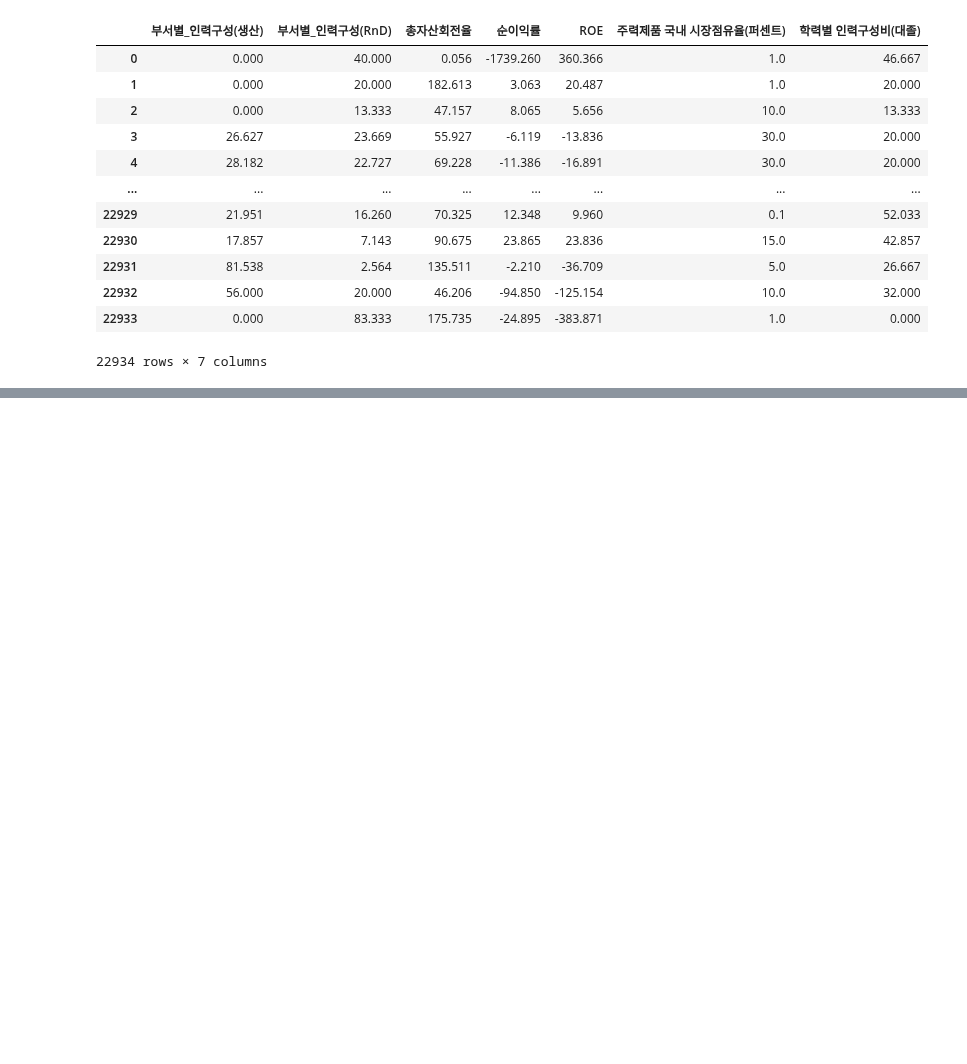
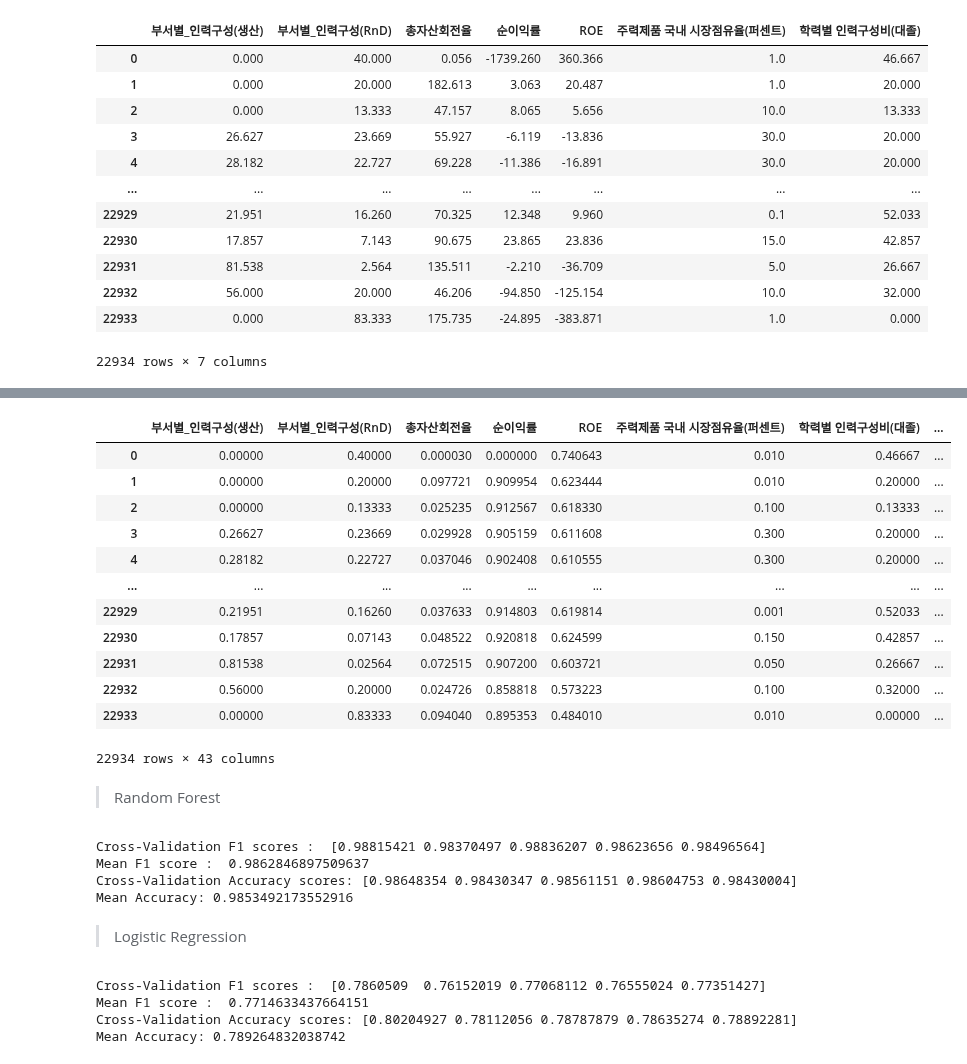
Before and after one commit to shoni0325/Project_1, a Jupyter notebook: code/After_FS.ipynb, the cells around one changed output, grey strips where cells are left out. Drawn from its saved outputs; the diff is of its cells as text; code cells hidden in the pictures; blank space fills up the shorter version.

```diff
--- a/code/After_FS.ipynb
+++ b/code/After_FS.ipynb
@@ -182,0 +241,43 @@ tran_df = df_resampled.iloc[:,0:7]
+# %%
+df  = pd.read_csv('../data/완성data/scaling_data.csv')
+df
+# %% [output]
+|  | 부서별_인력구성(생산) | 부서별_인력구성(RnD) | 총자산회전율 | 순이익률 | ROE | 주력제품 국내 시장점유율(퍼센트) | 학력별 인력구성비(대졸) | ... |
+| 0 | 0.00000 | 0.40000 | 0.000030 | 0.000000 | 0.740643 | 0.010 | 0.46667 | ... |
+| 1 | 0.00000 | 0.20000 | 0.097721 | 0.909954 | 0.623444 | 0.010 | 0.20000 | ... |
+| 2 | 0.00000 | 0.13333 | 0.025235 | 0.912567 | 0.618330 | 0.100 | 0.13333 | ... |
+| 3 | 0.26627 | 0.23669 | 0.029928 | 0.905159 | 0.611608 | 0.300 | 0.20000 | ... |
+| 4 | 0.28182 | 0.22727 | 0.037046 | 0.902408 | 0.610555 | 0.300 | 0.20000 | ... |
+| ... | ... | ... | ... | ... | ... | ... | ... | ... |
+| 22929 | 0.21951 | 0.16260 | 0.037633 | 0.914803 | 0.619814 | 0.001 | 0.52033 | ... |
+| 22930 | 0.17857 | 0.07143 | 0.048522 | 0.920818 | 0.624599 | 0.150 | 0.42857 | ... |
+| 22931 | 0.81538 | 0.02564 | 0.072515 | 0.907200 | 0.603721 | 0.050 | 0.26667 | ... |
+| 22932 | 0.56000 | 0.20000 | 0.024726 | 0.858818 | 0.573223 | 0.100 | 0.32000 | ... |
+| 22933 | 0.00000 | 0.83333 | 0.094040 | 0.895353 | 0.484010 | 0.010 | 0.00000 | ... |
+22934 rows × 43 columns
+# %% [markdown]
+> Random Forest
+# %%
+# cross_val_score
+
+X = df.iloc[:, :-1]
+y = df['벤처캐피털(투자조합포함) 투자 경험여부']
+
+# 모델 생성
+model = RandomForestClassifier()
+
+# 교차검증 수행
+cv = StratifiedKFold(n_splits=5, shuffle=True, random_state=0)
+f1scores = cross_val_score(model, X, y, scoring='f1', cv=cv)
+accuracyscore = cross_val_score(model, X, y, scoring='accuracy', cv=cv)
+
+# 결과 출력
+print('Cross-Validation F1 scores : ', f1scores)
+print('Mean F1 score : ', f1scores.mean())
+print('Cross-Validation Accuracy scores:', accuracyscore)
+print('Mean Accuracy:', accuracyscore.mean())
+# %% [output]
+Cross-Validation F1 scores :  [0.98815421 0.98370497 0.98836207 0.98623656 0.98496564]
+Mean F1 score :  0.9862846897509637
+Cross-Validation Accuracy scores: [0.98648354 0.98430347 0.98561151 0.98604753 0.98430004]
+Mean Accuracy: 0.9853492173552916
@@ -182,0 +286,26 @@ tran_df = df_resampled.iloc[:,0:7]
+# %% [markdown]
+> Logistic Regression
+# %%
+# cross_val_score
+
+X = df.iloc[:, :-1]
+y = df['벤처캐피털(투자조합포함) 투자 경험여부']
+
+# 모델 생성
+lr = LogisticRegression()
+
+# 교차검증 수행
+cv = StratifiedKFold(n_splits=5, shuffle=True, random_state=0)
+l_f1scores = cross_val_score(lr, X, y, scoring='f1', cv=cv)
+l_accuracyscore = cross_val_score(lr, X, y, scoring='accuracy', cv=cv)
+
+# 결과 출력
+print('Cross-Validation F1 scores : ', l_f1scores)
+print('Mean F1 score : ', l_f1scores.mean())
+print('Cross-Validation Accuracy scores:', l_accuracyscore)
+print('Mean Accuracy:', l_accuracyscore.mean())
+# %% [output]
+Cross-Validation F1 scores :  [0.7860509  0.76152019 0.77068112 0.76555024 0.77351427]
+Mean F1 score :  0.7714633437664151
+Cross-Validation Accuracy scores: [0.80204927 0.78112056 0.78787879 0.78635274 0.78892281]
+Mean Accuracy: 0.789264832038742
```
Also changed, not shown: parts of 22 cells of this notebook, 5 other files.
